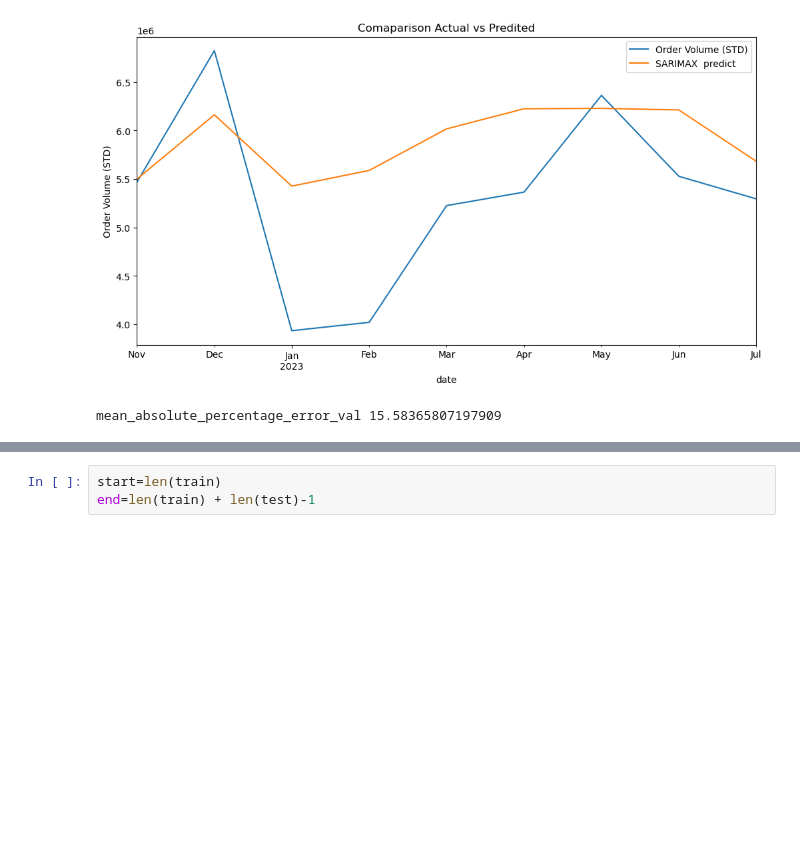
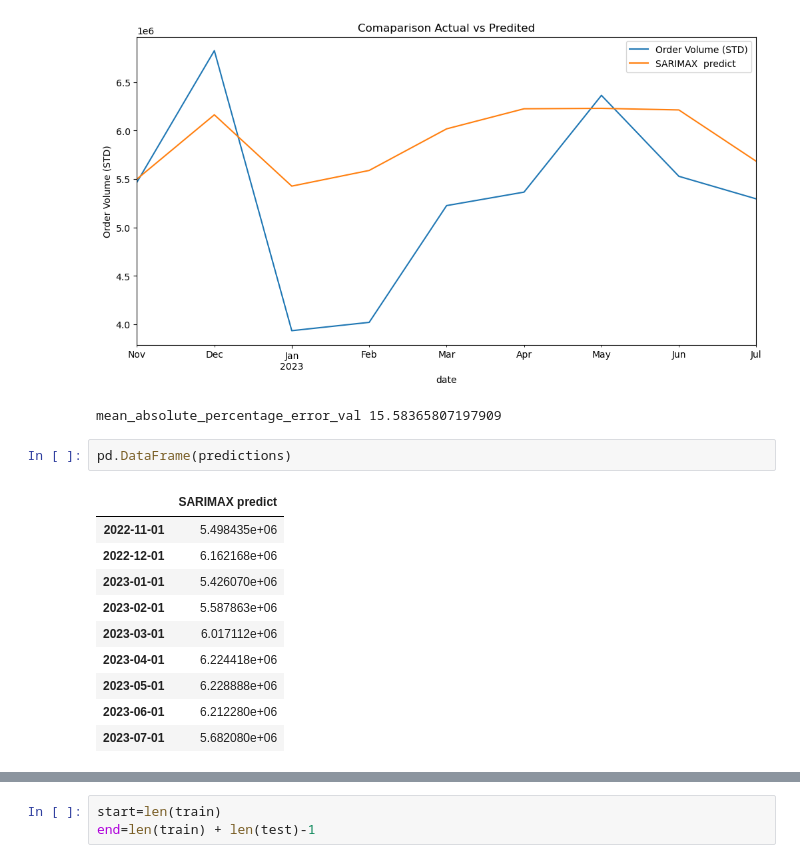
Before and after one commit to Shahidazad/Demand-Forecasting, a Jupyter notebook: arima_univariate_C+ St Plk_carolinas.ipynb, the cells around one changed output, grey strips where cells are left out. Drawn from its saved outputs; the diff is of its cells as text; blank space fills up the shorter version.

```diff
--- a/arima_univariate_C+ St Plk_carolinas.ipynb
+++ b/arima_univariate_C+ St Plk_carolinas.ipynb
@@ -223,3 +248,16 @@ At iterate    5    f=  1.50220D+01    |proj g|=  3.06010D-02
 CONVERGENCE: NORM_OF_PROJECTED_GRADIENT_<=_PGTOL
 [figure]
 mean_absolute_percentage_error_val 15.58365807197909
+# %%
+pd.DataFrame(predictions)
+# %% [output]
+|  | SARIMAX predict |
+| 2022-11-01 | 5.498435e+06 |
+| 2022-12-01 | 6.162168e+06 |
+| 2023-01-01 | 5.426070e+06 |
+| 2023-02-01 | 5.587863e+06 |
+| 2023-03-01 | 6.017112e+06 |
+| 2023-04-01 | 6.224418e+06 |
+| 2023-05-01 | 6.228888e+06 |
+| 2023-06-01 | 6.212280e+06 |
+| 2023-07-01 | 5.682080e+06 |
```
Also changed, not shown: parts of 6 cells of this notebook, 7 other files.
